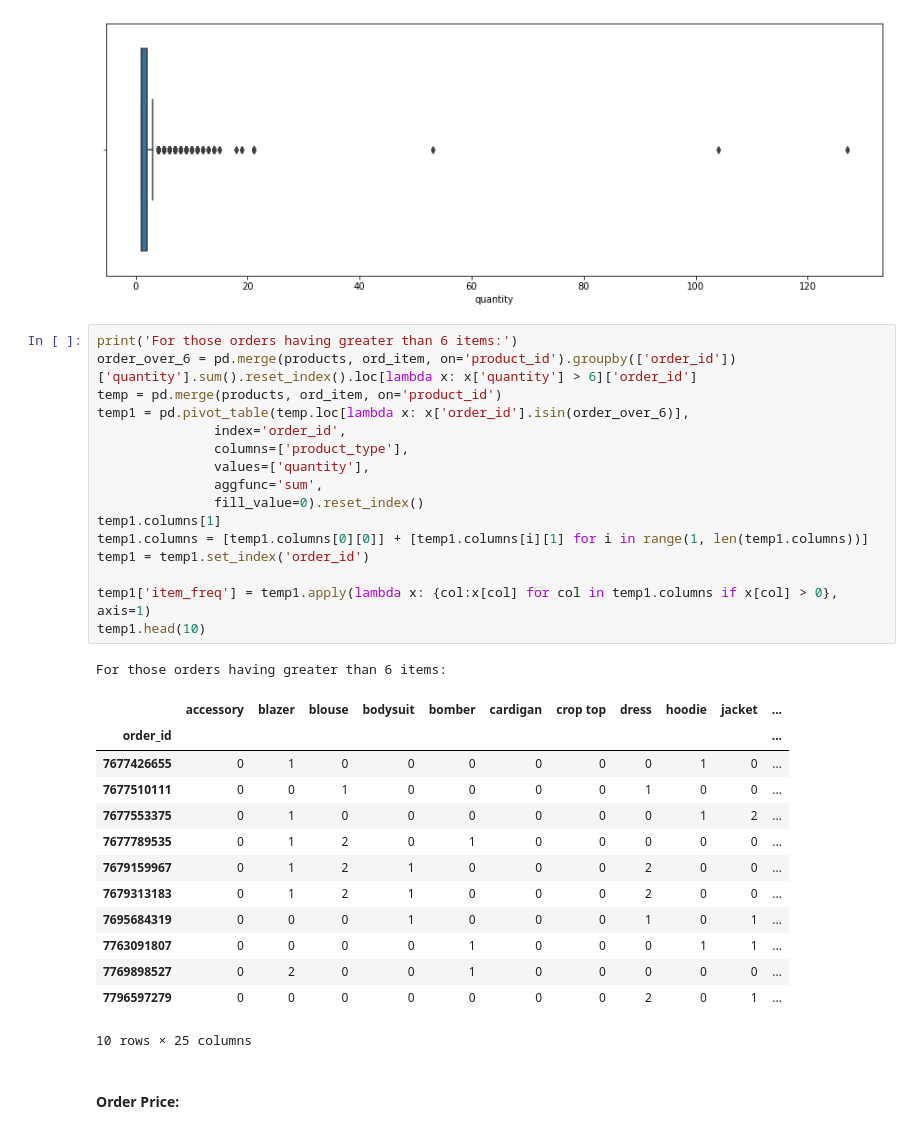
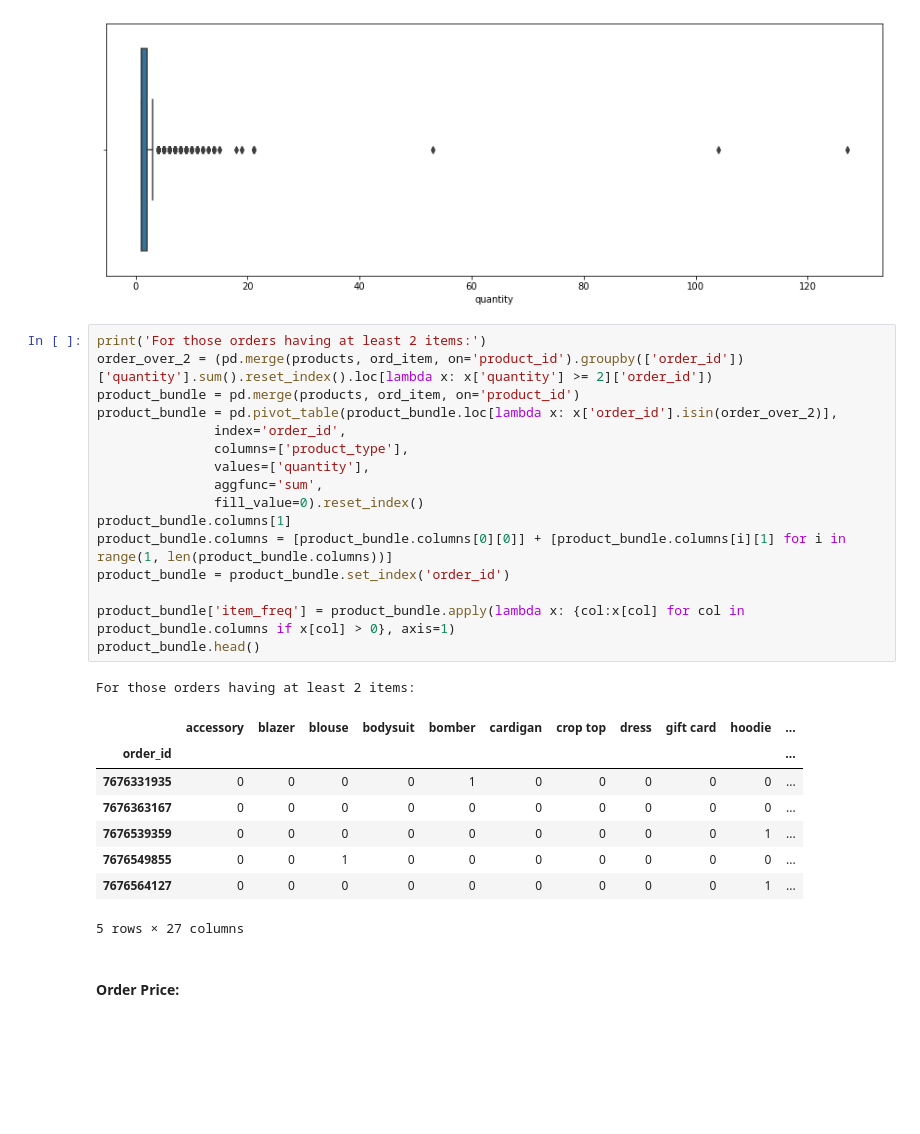
Before and after one commit to ryq99/Use_Case_Backlogs, a Jupyter notebook: ecommerce-project.ipynb, the cells around one changed output. Cells and saved outputs as stored; diff of their text form; blank space fills up the shorter version.

```diff
--- a/ecommerce-project.ipynb
+++ b/ecommerce-project.ipynb
@@ -239,36 +240,31 @@ max        127.000000
 Name: quantity, dtype: float64
 [figure]
 # %%
-print('For those orders having greater than 6 items:')
-order_over_6 = pd.merge(products, ord_item, on='product_id').groupby(['order_id'])['quantity'].sum().reset_index().loc[lambda x: x['quantity'] > 6]['order_id']
-temp = pd.merge(products, ord_item, on='product_id')
-temp1 = pd.pivot_table(temp.loc[lambda x: x['order_id'].isin(order_over_6)],
+print('For those orders having at least 2 items:')
+order_over_2 = (pd.merge(products, ord_item, on='product_id').groupby(['order_id'])['quantity'].sum().reset_index().loc[lambda x: x['quantity'] >= 2]['order_id'])
+product_bundle = pd.merge(products, ord_item, on='product_id')
+product_bundle = pd.pivot_table(product_bundle.loc[lambda x: x['order_id'].isin(order_over_2)],
                index='order_id',
                columns=['product_type'],
                values=['quantity'],
                aggfunc='sum',
                fill_value=0).reset_index()
-temp1.columns[1]
-temp1.columns = [temp1.columns[0][0]] + [temp1.columns[i][1] for i in range(1, len(temp1.columns))]
-temp1 = temp1.set_index('order_id')
+product_bundle.columns[1]
+product_bundle.columns = [product_bundle.columns[0][0]] + [product_bundle.columns[i][1] for i in range(1, len(product_bundle.columns))]
+product_bundle = product_bundle.set_index('order_id')
 
-temp1['item_freq'] = temp1.apply(lambda x: {col:x[col] for col in temp1.columns if x[col] > 0}, axis=1)
-temp1.head(10)
+product_bundle['item_freq'] = product_bundle.apply(lambda x: {col:x[col] for col in product_bundle.columns if x[col] > 0}, axis=1)
+product_bundle.head()
 # %% [output]
-For those orders having greater than 6 items:
+For those orders having at least 2 items:
-|  | accessory | blazer | blouse | bodysuit | bomber | cardigan | crop top | dress | hoodie | jacket | ... |
+|  | accessory | blazer | blouse | bodysuit | bomber | cardigan | crop top | dress | gift card | hoodie | ... |
 | order_id |  |  |  |  |  |  |  |  |  |  | ... |
-| 7677426655 | 0 | 1 | 0 | 0 | 0 | 0 | 0 | 0 | 1 | 0 | ... |
-| 7677510111 | 0 | 0 | 1 | 0 | 0 | 0 | 0 | 1 | 0 | 0 | ... |
-| 7677553375 | 0 | 1 | 0 | 0 | 0 | 0 | 0 | 0 | 1 | 2 | ... |
-| 7677789535 | 0 | 1 | 2 | 0 | 1 | 0 | 0 | 0 | 0 | 0 | ... |
-| 7679159967 | 0 | 1 | 2 | 1 | 0 | 0 | 0 | 2 | 0 | 0 | ... |
-| 7679313183 | 0 | 1 | 2 | 1 | 0 | 0 | 0 | 2 | 0 | 0 | ... |
-| 7695684319 | 0 | 0 | 0 | 1 | 0 | 0 | 0 | 1 | 0 | 1 | ... |
-| 7763091807 | 0 | 0 | 0 | 0 | 1 | 0 | 0 | 0 | 1 | 1 | ... |
-| 7769898527 | 0 | 2 | 0 | 0 | 1 | 0 | 0 | 0 | 0 | 0 | ... |
-| 7796597279 | 0 | 0 | 0 | 0 | 0 | 0 | 0 | 2 | 0 | 1 | ... |
+| 7676331935 | 0 | 0 | 0 | 0 | 1 | 0 | 0 | 0 | 0 | 0 | ... |
+| 7676363167 | 0 | 0 | 0 | 0 | 0 | 0 | 0 | 0 | 0 | 0 | ... |
+| 7676539359 | 0 | 0 | 0 | 0 | 0 | 0 | 0 | 0 | 0 | 1 | ... |
+| 7676549855 | 0 | 0 | 1 | 0 | 0 | 0 | 0 | 0 | 0 | 0 | ... |
+| 7676564127 | 0 | 0 | 0 | 0 | 0 | 0 | 0 | 0 | 0 | 1 | ... |
-10 rows × 25 columns
+5 rows × 27 columns
 # %% [markdown]
 #### Order Price:
 # %%
```
Also changed, not shown: parts of 22 cells of this notebook.
